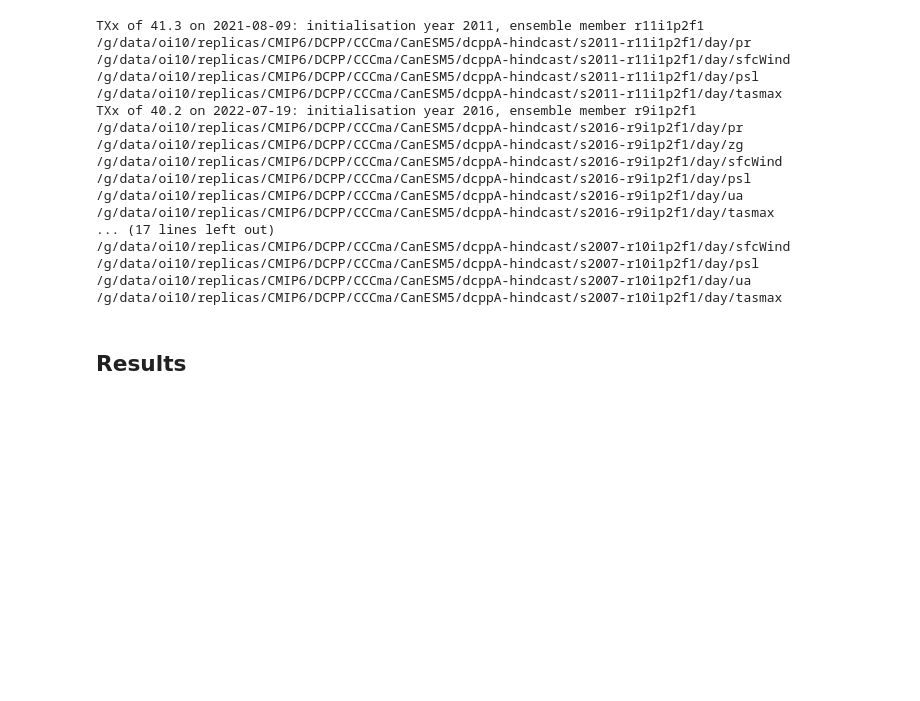
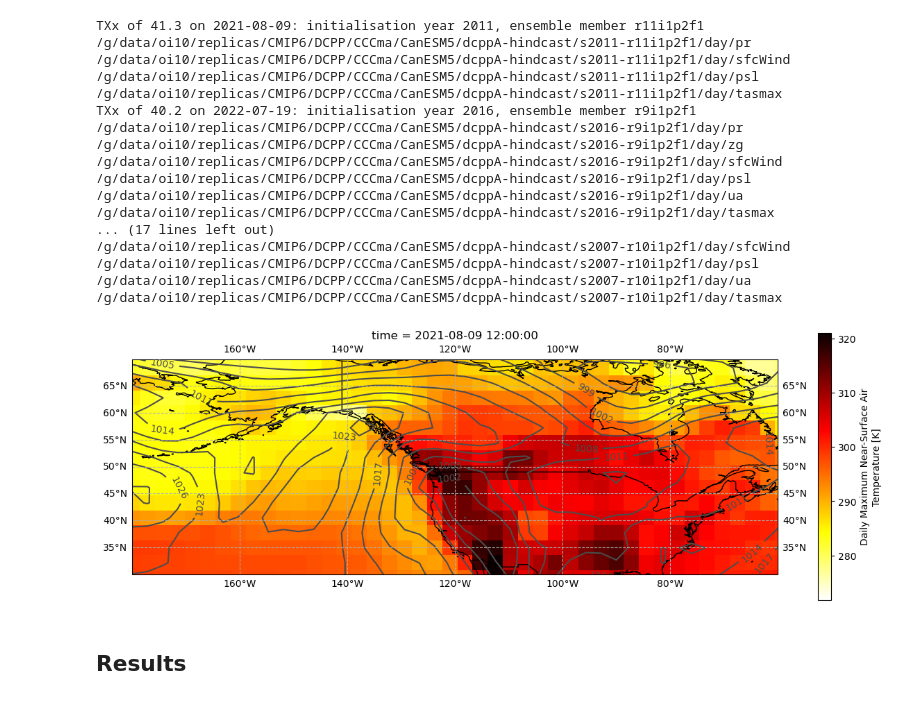
Before and after one commit to DamienIrving/unseen-projects, a Jupyter notebook: project-wcrp-txx/analysis_CanESM5.ipynb, the cells around one changed output. Saved outputs shown, nothing was run; the diff lists cells and outputs as text; code cells hidden in the pictures; blank space fills up the shorter version.

```diff
--- a/project-wcrp-txx/analysis_CanESM5.ipynb
+++ b/project-wcrp-txx/analysis_CanESM5.ipynb
@@ -341,3 +349,49 @@ TXx of 40.2 on 2022-07-19: initialisation year 2016, ensemble member r9i1p2f1
+# %%
+da_psl = ds_psl.sel(
+    time=slice('2021-08-05', '2021-08-09'),
+    lat=slice(25, 75),   #30-70N
+    lon=slice(175, 305)   #60-180W
+)['psl']
+# %%
+psl_attrs = da_psl.attrs
+da_psl = da_psl / 100
+da_psl.attrs = psl_attrs
+da_psl.attrs['units'] = 'hPa'
+# %%
+da_tasmax = ds_tasmax.sel(
+    time=slice('2021-08-05', '2021-08-09'),
+    lat=slice(25, 75),   #30-70N
+    lon=slice(175, 305)   #60-180W
+)['tasmax']
+# %%
+fig = plt.figure(figsize=[15, 5])
+map_proj = ccrs.PlateCarree(central_longitude=180)
+ax = fig.add_subplot(111, projection=map_proj)
+
+da_tasmax.isel(time=4).plot(
+    ax=ax,
+    transform=ccrs.PlateCarree(),
+    cmap='hot_r',
+#    levels=color_levels,
+#    extend=extend,
+#    cbar_kwargs={"label": label},
+)
+lines = da_psl.isel(time=4).plot.contour(
+    ax=ax,
+    transform=ccrs.PlateCarree(),
+    levels=np.arange(900, 1100, 3),
+    colors=["0.3"]
+)
+ax.clabel(lines, colors=["0.3"], manual=False, inline=True)
+
+ax.coastlines()
+ax.set_extent([180, 300, 30, 70], crs=ccrs.PlateCarree(central_longitude=0))
+ax.add_feature(cartopy.feature.BORDERS)
+ax.gridlines(linestyle="--", draw_labels=True)
+
+plt.show()
+# %% [output]
+[figure, added]
 # %%
 #process_utils.plot_event_seasonality(model_da_indep_stacked_df)
 # %%
```
Also changed, not shown: parts of 2 cells of this notebook.
